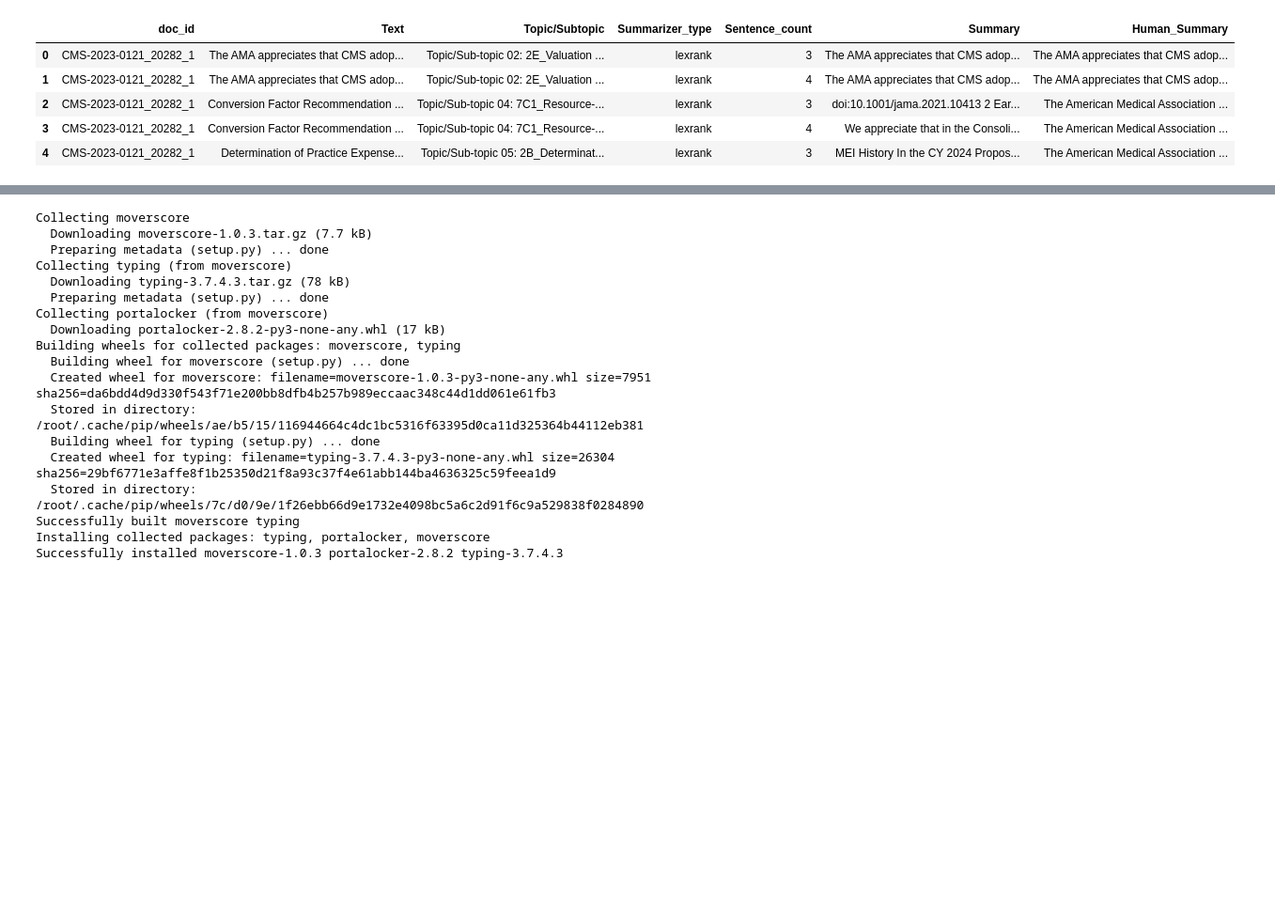
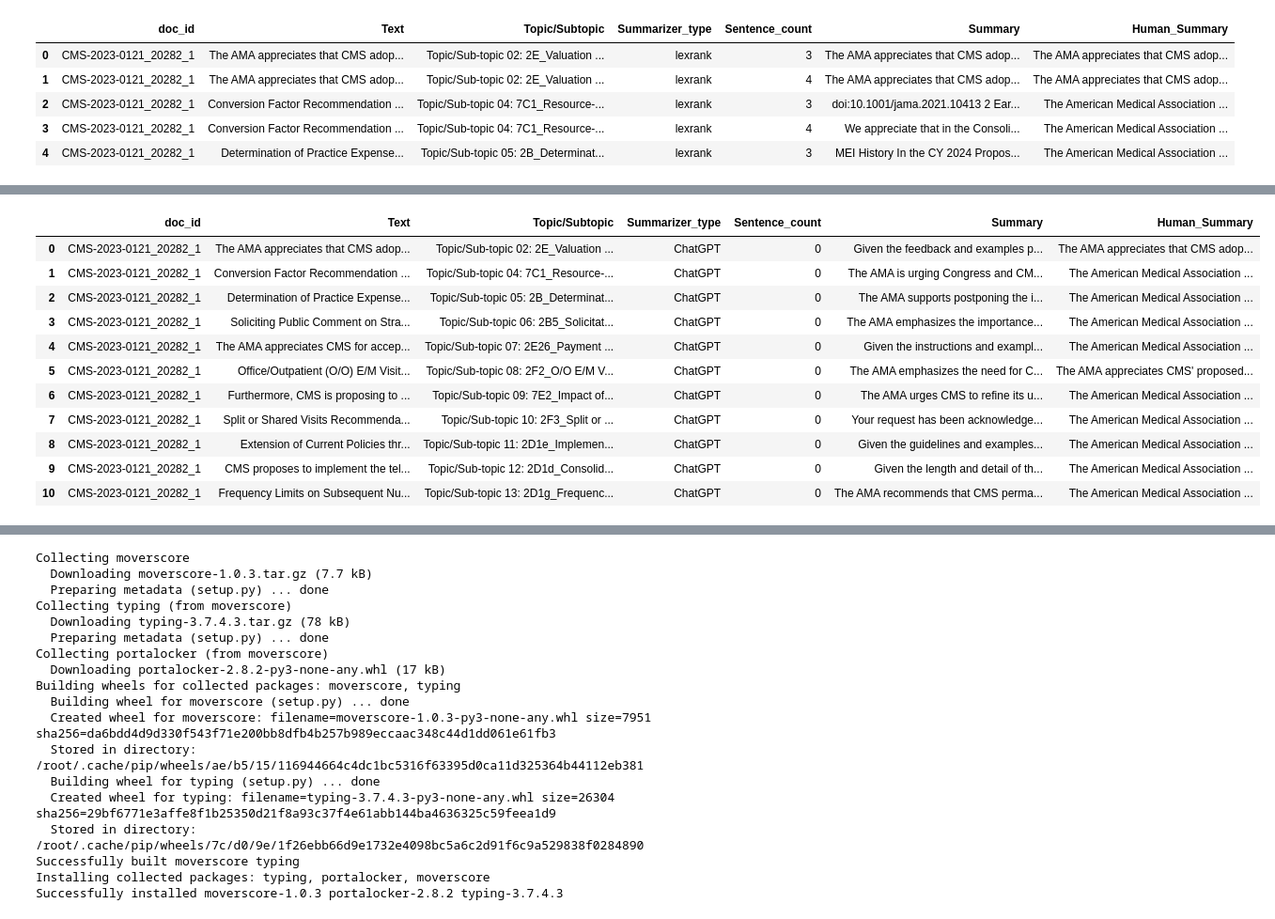
Before and after one commit to dscott-tantustech/ab_test_guide_in_python, a Jupyter notebook: Text_Summarization_Sprint22.ipynb, the cells around one changed output, grey strips where cells are left out. Shown: that part at 94% size. Saved outputs shown, nothing was run; the diff lists cells and outputs as text; code cells hidden in the pictures; blank space fills up the shorter version.

```diff
--- a/Text_Summarization_Sprint22.ipynb
+++ b/Text_Summarization_Sprint22.ipynb
@@ -587,7 +587,20 @@ And here is an example of a poor summary: Original Text: [Dental  Services Publi
 chatgpt_summary_df = generate_chatgpt_summaries_for_all_comments(summary_df_EachTopic_human)
 chatgpt_summary_df.to_excel("chatgpt_summary_df.xlsx", index=False)
 # %%
-chatgpt_summary_df.head(10)
+chatgpt_summary_df.head(11)
+# %% [output]
+|  | doc_id | Text | Topic/Subtopic | Summarizer_type | Sentence_count | Summary | Human_Summary |
+| 0 | CMS-2023-0121_20282_1 | The AMA appreciates that CMS adop... | Topic/Sub-topic 02: 2E_Valuation ... | ChatGPT | 0 | Given the feedback and examples p... | The AMA appreciates that CMS adop... |
+| 1 | CMS-2023-0121_20282_1 | Conversion Factor Recommendation ... | Topic/Sub-topic 04: 7C1_Resource-... | ChatGPT | 0 | The AMA is urging Congress and CM... | The American Medical Association ... |
+| 2 | CMS-2023-0121_20282_1 | Determination of Practice Expense... | Topic/Sub-topic 05: 2B_Determinat... | ChatGPT | 0 | The AMA supports postponing the i... | The American Medical Association ... |
+| 3 | CMS-2023-0121_20282_1 | Soliciting Public Comment on Stra... | Topic/Sub-topic 06: 2B5_Solicitat... | ChatGPT | 0 | The AMA emphasizes the importance... | The American Medical Association ... |
+| 4 | CMS-2023-0121_20282_1 | The AMA appreciates CMS for accep... | Topic/Sub-topic 07: 2E26_Payment ... | ChatGPT | 0 | Given the instructions and exampl... | The American Medical Association ... |
+| 5 | CMS-2023-0121_20282_1 | Office/Outpatient (O/O) E/M Visit... | Topic/Sub-topic 08: 2F2_O/O E/M V... | ChatGPT | 0 | The AMA emphasizes the need for C... | The AMA appreciates CMS' proposed... |
+| 6 | CMS-2023-0121_20282_1 | Furthermore, CMS is proposing to ... | Topic/Sub-topic 09: 7E2_Impact of... | ChatGPT | 0 | The AMA urges CMS to refine its u... | The American Medical Association ... |
+| 7 | CMS-2023-0121_20282_1 | Split or Shared Visits Recommenda... | Topic/Sub-topic 10: 2F3_Split or ... | ChatGPT | 0 | Your request has been acknowledge... | The American Medical Association ... |
+| 8 | CMS-2023-0121_20282_1 | Extension of Current Policies thr... | Topic/Sub-topic 11: 2D1e_Implemen... | ChatGPT | 0 | Given the guidelines and examples... | The American Medical Association ... |
+| 9 | CMS-2023-0121_20282_1 | CMS proposes to implement the tel... | Topic/Sub-topic 12: 2D1d_Consolid... | ChatGPT | 0 | Given the length and detail of th... | The American Medical Association ... |
+| 10 | CMS-2023-0121_20282_1 | Frequency Limits on Subsequent Nu... | Topic/Sub-topic 13: 2D1g_Frequenc... | ChatGPT | 0 | The AMA recommends that CMS perma... | The American Medical Association ... |
 # %%
 #MODULE 9
 
```
Also changed, not shown: parts of 3 cells of this notebook.
